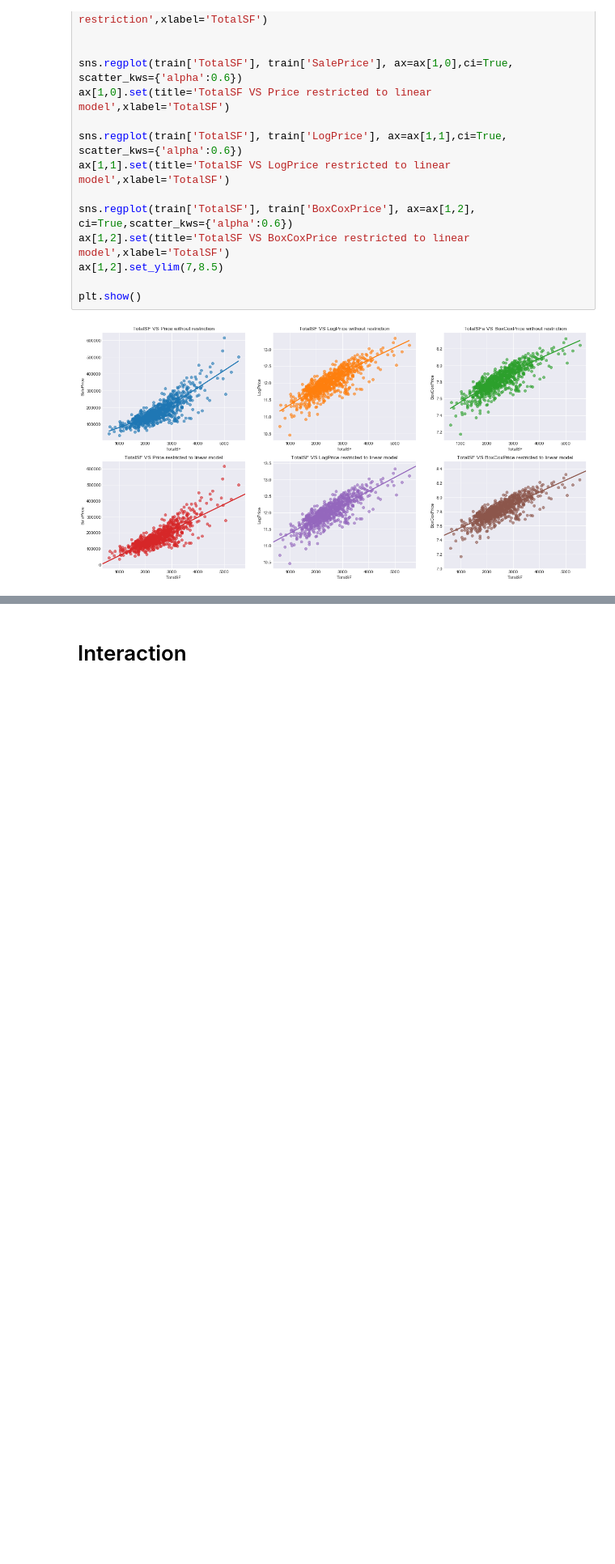
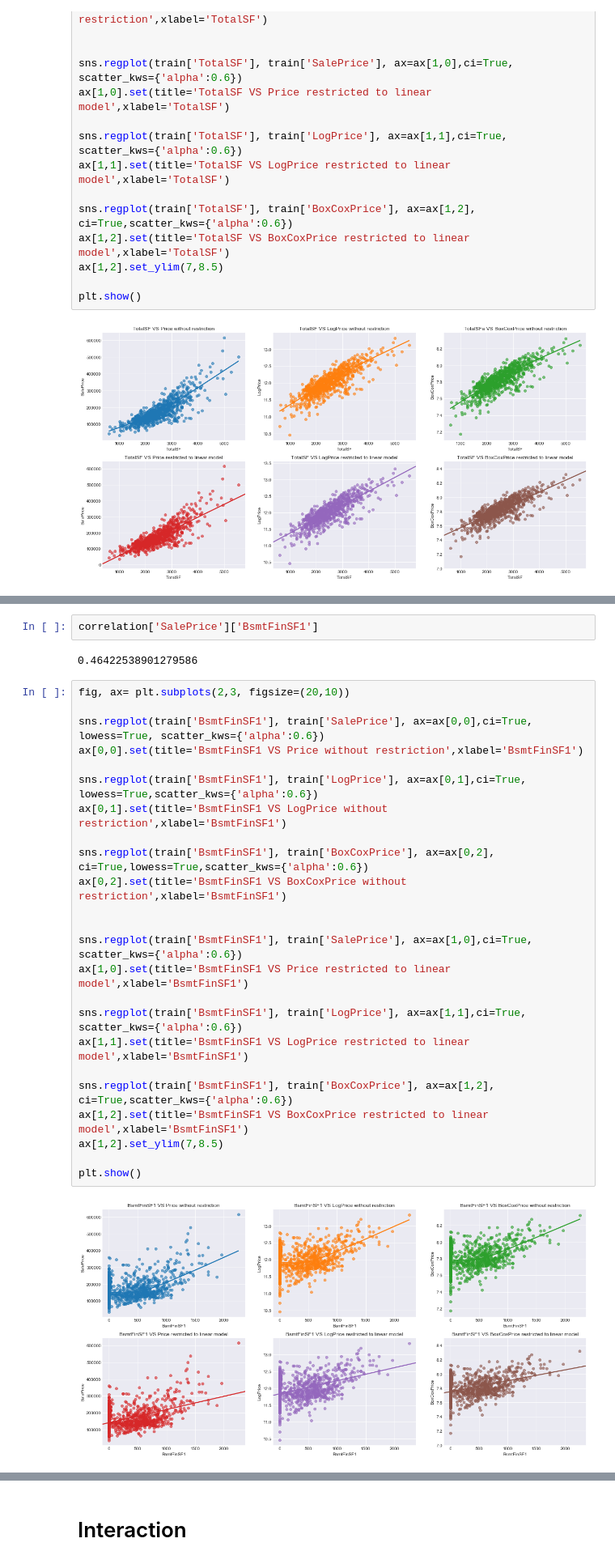
Before and after one commit to chyl9109/QBUS2820ProjctOne, a Jupyter notebook: FeatureEngineeringByYiran.ipynb, the cells around one changed output, grey strips where cells are left out. Shown at 81% size. Drawn from its saved outputs; the diff is of its cells as text; blank space fills up the shorter version.

```diff
--- a/FeatureEngineeringByYiran.ipynb
+++ b/FeatureEngineeringByYiran.ipynb
@@ -572,0 +586,30 @@ plt.show()
+# %%
+correlation['SalePrice']['BsmtFinSF1']
+# %% [output]
+0.46422538901279586
+# %%
+fig, ax= plt.subplots(2,3, figsize=(20,10))
+
+sns.regplot(train['BsmtFinSF1'], train['SalePrice'], ax=ax[0,0],ci=True, lowess=True, scatter_kws={'alpha':0.6})
+ax[0,0].set(title='BsmtFinSF1 VS Price without restriction',xlabel='BsmtFinSF1')
+
+sns.regplot(train['BsmtFinSF1'], train['LogPrice'], ax=ax[0,1],ci=True, lowess=True,scatter_kws={'alpha':0.6})
+ax[0,1].set(title='BsmtFinSF1 VS LogPrice without restriction',xlabel='BsmtFinSF1')
+
+sns.regplot(train['BsmtFinSF1'], train['BoxCoxPrice'], ax=ax[0,2], ci=True,lowess=True,scatter_kws={'alpha':0.6})
+ax[0,2].set(title='BsmtFinSF1 VS BoxCoxPrice without restriction',xlabel='BsmtFinSF1')
+
+
+sns.regplot(train['BsmtFinSF1'], train['SalePrice'], ax=ax[1,0],ci=True, scatter_kws={'alpha':0.6})
+ax[1,0].set(title='BsmtFinSF1 VS Price restricted to linear model',xlabel='BsmtFinSF1')
+
+sns.regplot(train['BsmtFinSF1'], train['LogPrice'], ax=ax[1,1],ci=True, scatter_kws={'alpha':0.6})
+ax[1,1].set(title='BsmtFinSF1 VS LogPrice restricted to linear model',xlabel='BsmtFinSF1')
+
+sns.regplot(train['BsmtFinSF1'], train['BoxCoxPrice'], ax=ax[1,2], ci=True,scatter_kws={'alpha':0.6})
+ax[1,2].set(title='BsmtFinSF1 VS BoxCoxPrice restricted to linear model',xlabel='BsmtFinSF1')
+ax[1,2].set_ylim(7,8.5)
+
+plt.show()
+# %% [output]
+[figure, added]
```
Also changed, not shown: parts of 5 cells of this notebook.
